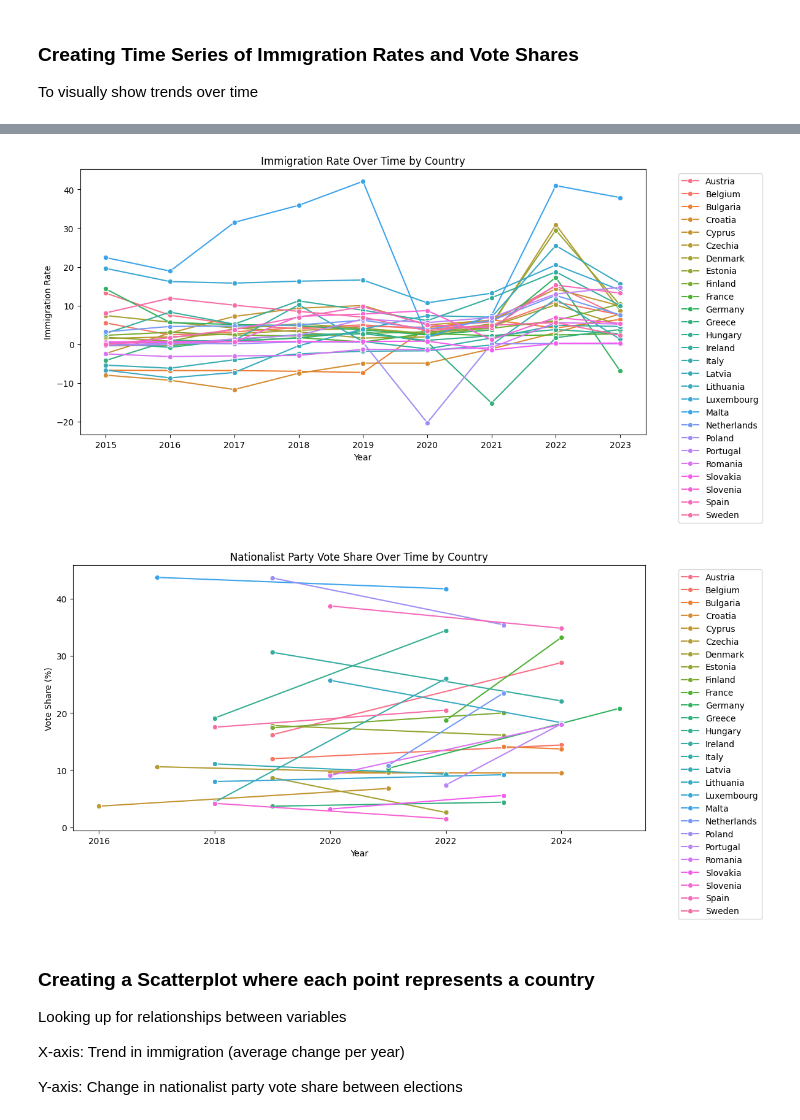
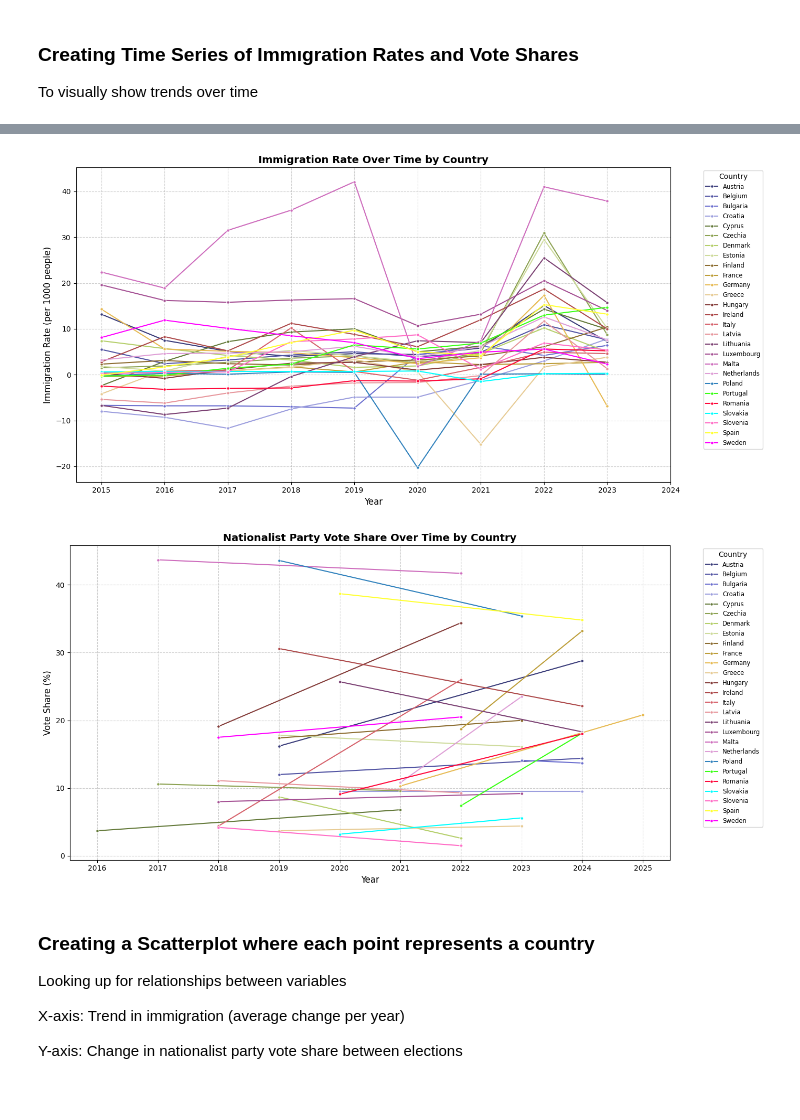
Before and after one commit to zeynepnorman/DSA210-project-zeynep-norman, a Jupyter notebook: dsaproject.ipynb, the cells around one changed output, grey strips where cells are left out. Drawn from its saved outputs; the diff is of its cells as text; code cells hidden in the pictures.

```diff
--- a/dsaproject.ipynb
+++ b/dsaproject.ipynb
@@ -75,14 +105,28 @@ To visually show trends over time
 # %%
-plt.figure(figsize=(12, 6))
-sns.lineplot(data=migration_long, x='year', y='immigration_rate', hue='country_name', marker='o')
-plt.title('Immigration Rate Over Time by Country')
-plt.xlabel('Year')
-plt.ylabel('Immigration Rate')
-plt.legend(bbox_to_anchor=(1.05, 1), loc='upper left')
+plt.figure(figsize=(14, 7))
+color_dict = {country: blended_colors[i] for i, country in enumerate(countries)}
+for country in countries:
+    subset = migration_long[migration_long['country_name'] == country]
+    sns.lineplot(
+        data=subset,
+        x='year',
+        y='immigration_rate',
+        label=country,
+        marker='o',
+        markersize=4,
+        linewidth=1.5,
+        color=color_dict[country]
+    )
+plt.title("Immigration Rate Over Time by Country", fontsize=14, fontweight='bold')
+plt.xlabel("Year", fontsize=12)
+plt.ylabel("Immigration Rate (per 1000 people)", fontsize=12)
+plt.xticks(ticks=sorted(migration_long['year'].dropna().unique()))
+plt.legend(title="Country", bbox_to_anchor=(1.05, 1), loc='upper left', fontsize='small')
+plt.grid(True, linestyle='--', alpha=0.6)
 plt.tight_layout()
 plt.show()
 # %% [output]
-[figure, old version]
+[figure, new version]
 # %%
 votes_prev = votes_df[['country_name', 'prev_year', 'prev_vote']].rename(columns={'prev_year': 'year', 'prev_vote': 'vote_share'})
 votes_last = votes_df[['country_name', 'last_year', 'last_vote']].rename(columns={'last_year': 'year', 'last_vote': 'vote_share'})
@@ -91,16 +135,30 @@ votes_long = pd.concat([votes_prev, votes_last])
 votes_long['year'] = pd.to_numeric(votes_long['year'], errors='coerce')
 votes_long['vote_share'] = pd.to_numeric(votes_long['vote_share'], errors='coerce')
 # %%
-plt.figure(figsize=(12, 6))
-sns.lineplot(data=votes_long, x='year', y='vote_share', hue='country_name', marker='o')
-plt.title('Nationalist Party Vote Share Over Time by Country')
-plt.xlabel('Year')
-plt.ylabel('Vote Share (%)')
-plt.legend(bbox_to_anchor=(1.05, 1), loc='upper left')
+votes_long = votes_long.reset_index(drop=True)
+plt.figure(figsize=(14, 7))
+for country in countries:
+    subset = votes_long[votes_long['country_name'] == country]
+    sns.lineplot(
+        data=subset,
+        x='year',
+        y='vote_share',
+        label=country,
+        marker='o',
+        markersize=4,
+        linewidth=1.5,
+        color=color_dict[country]
+    )
+plt.title("Nationalist Party Vote Share Over Time by Country", fontsize=14, fontweight='bold')
+plt.xlabel("Year", fontsize=12)
+plt.ylabel("Vote Share (%)", fontsize=12)
+plt.xticks(ticks=sorted(votes_long['year'].dropna().unique()))
+plt.legend(title="Country", bbox_to_anchor=(1.05, 1), loc='upper left', fontsize='small')
+plt.grid(True, linestyle='--', alpha=0.6)
 plt.tight_layout()
 plt.show()
 # %% [output]
-[figure, old version]
+[figure, new version]
 # %% [markdown]
 ### Creating a Scatterplot where each point represents a country
 Looking up for relationships between variables
```
Also changed, not shown: parts of 22 cells of this notebook, 4 other files.
